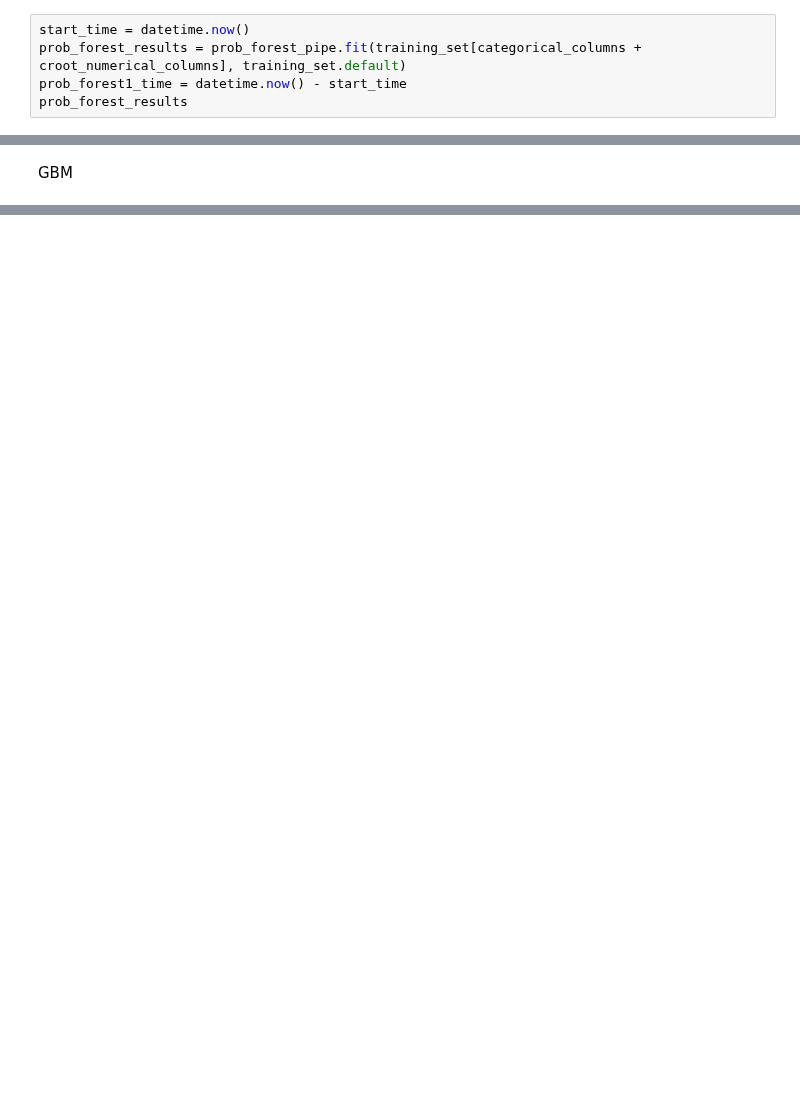
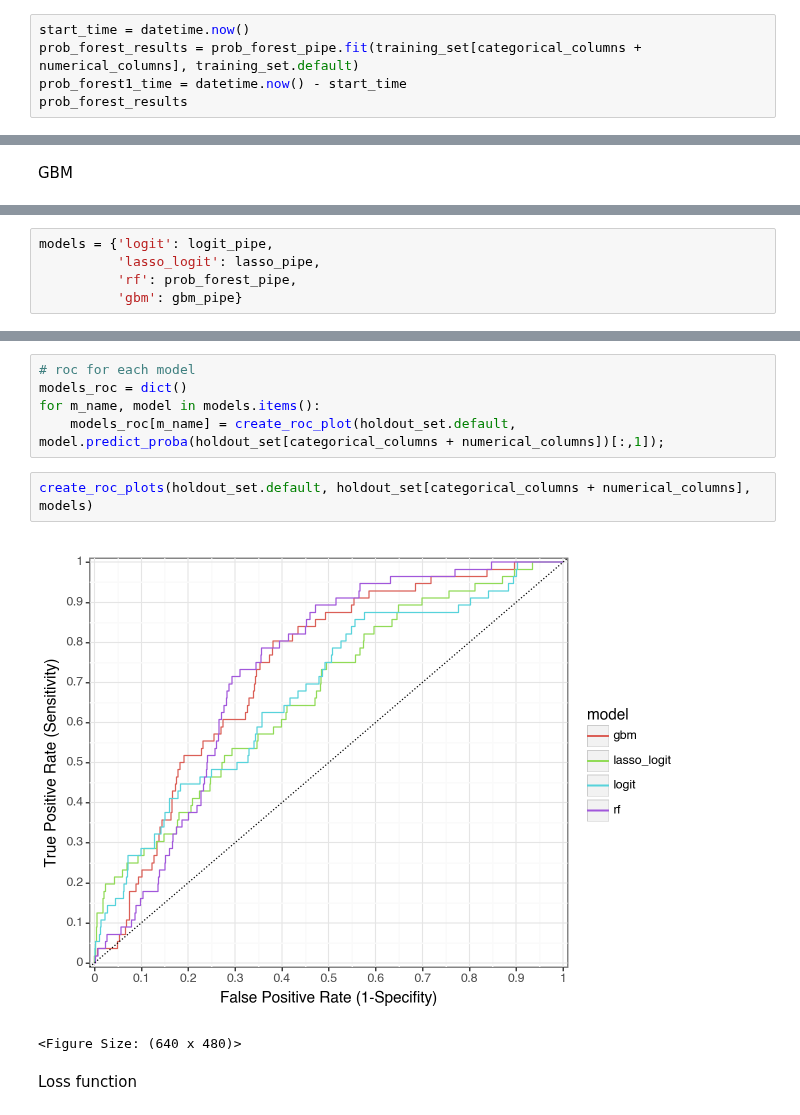
Before and after one commit to viethngn/Data_Analysis_3_ECBS5171, a Jupyter notebook: assignment3/assignment3_viethngn.ipynb, the cells around one changed output, grey strips where cells are left out. Saved outputs shown, nothing was run; the diff lists cells and outputs as text; blank space fills up the shorter version.

Commit message:
Add the roc curve for all models

```diff
--- a/assignment3/assignment3_viethngn.ipynb
+++ b/assignment3/assignment3_viethngn.ipynb
@@ -490,7 +482,7 @@ prob_forest_pipe = Pipeline(
 )
 # %%
 start_time = datetime.now()
-prob_forest_results = prob_forest_pipe.fit(training_set[categorical_columns + croot_numerical_columns], training_set.default)
+prob_forest_results = prob_forest_pipe.fit(training_set[categorical_columns + numerical_columns], training_set.default)
 prob_forest1_time = datetime.now() - start_time
 prob_forest_results
 # %% [output]
@@ -617,0 +651,5 @@ diag_df
+# %%
+models = {'logit': logit_pipe,
+          'lasso_logit': lasso_pipe,
+          'rf': prob_forest_pipe,
+          'gbm': gbm_pipe}
@@ -617,0 +673,12 @@ diag_df
+# %%
+# roc for each model
+models_roc = dict()
+for m_name, model in models.items():
+    models_roc[m_name] = create_roc_plot(holdout_set.default, model.predict_proba(holdout_set[categorical_columns + numerical_columns])[:,1]);
+# %%
+create_roc_plots(holdout_set.default, holdout_set[categorical_columns + numerical_columns], models)
+# %% [output]
+[figure, added]
+<Figure Size: (640 x 480)>
+# %% [markdown]
+Loss function
```
Also changed, not shown: parts of 33 cells of this notebook.
